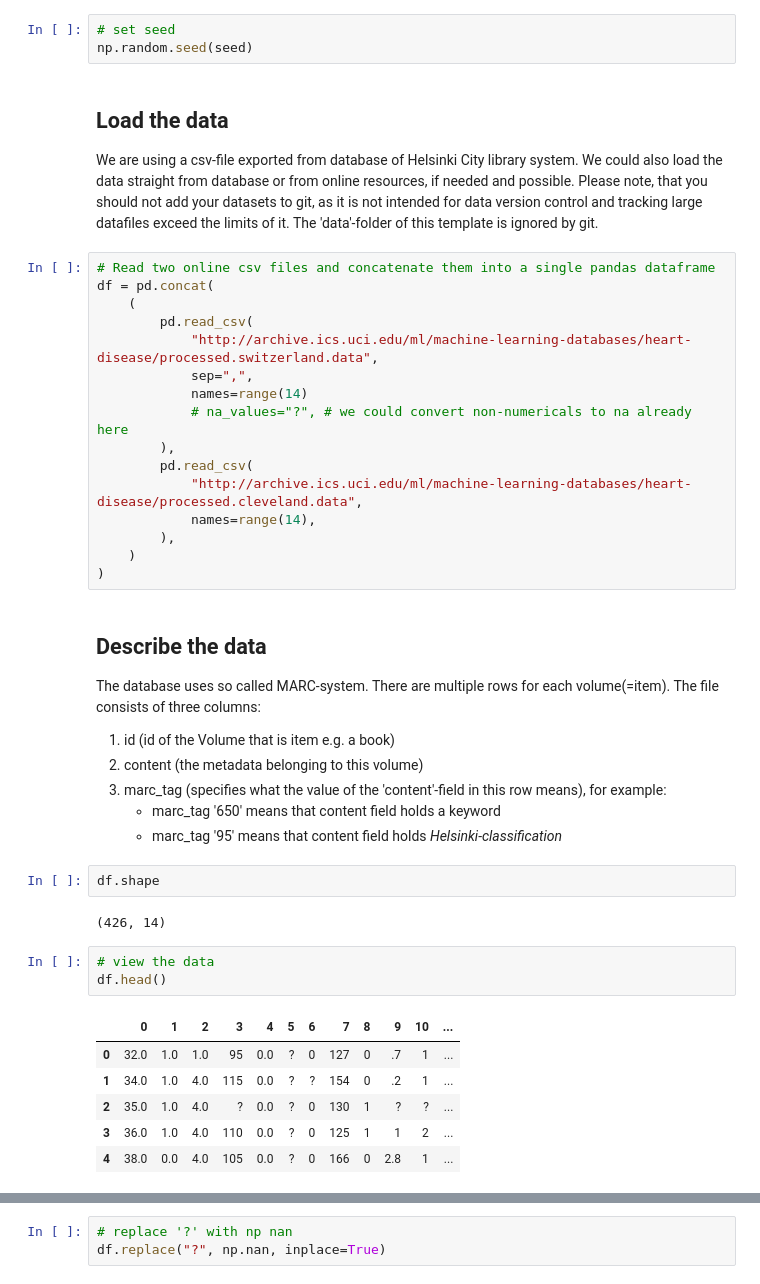
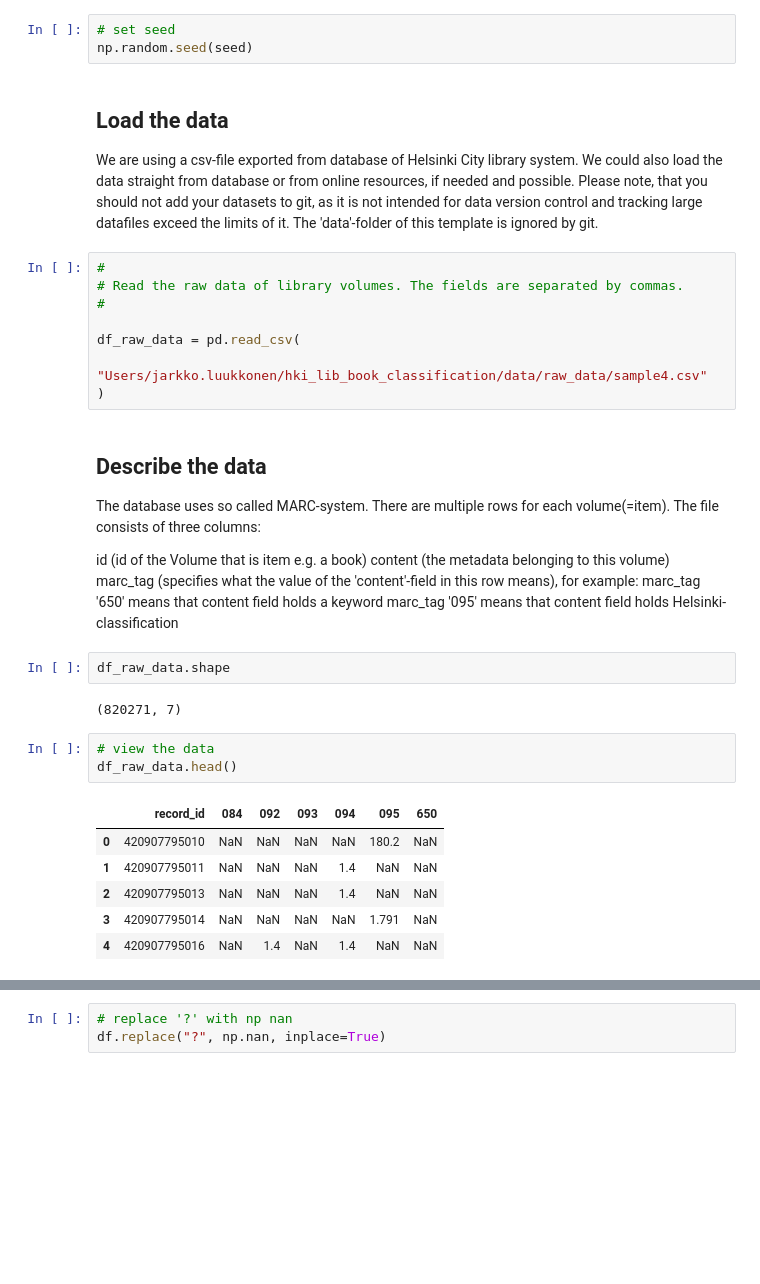
Before and after one commit to City-of-Helsinki/ml_hki_library_classifier, a Jupyter notebook: 00_data.ipynb, the cells around one changed output, grey strips where cells are left out. Saved outputs shown, nothing was run; the diff lists cells and outputs as text; blank space fills up the shorter version.

Commit message:
First fixed version of data cleanup

```diff
--- a/00_data.ipynb
+++ b/00_data.ipynb
@@ -55,45 +68,36 @@ np.random.seed(seed)
 # %% [markdown]
 ## Load the data
 
-We are using a csv-file exported from database of Helsinki City library system. We could also load the data straight from database or from online resources, if needed and possible.
-Please note, that you should not add your datasets to git, as it is not intended for data version control and tracking large datafiles exceed the limits of it. The 'data'-folder of this template is ignored by git.
+We are using a csv-file exported from database of Helsinki City library system. We could also load the data straight from database or from online resources, if needed and possible. Please note, that you should not add your datasets to git, as it is not intended for data version control and tracking large datafiles exceed the limits of it. The 'data'-folder of this template is ignored by git.
-# %%
-# Read two online csv files and concatenate them into a single pandas dataframe
-df = pd.concat(
-    (
-        pd.read_csv(
-            "http://archive.ics.uci.edu/ml/machine-learning-databases/heart-disease/processed.switzerland.data",
-            sep=",",
-            names=range(14)
-            # na_values="?", # we could convert non-numericals to na already here
-        ),
-        pd.read_csv(
-            "http://archive.ics.uci.edu/ml/machine-learning-databases/heart-disease/processed.cleveland.data",
-            names=range(14),
-        ),
-    )
-)
+# %%
+#
+# Read the raw data of library volumes. The fields are separated by commas.
+#
+
+df_raw_data = pd.read_csv(
+    "Users/jarkko.luukkonen/hki_lib_book_classification/data/raw_data/sample4.csv"
+)
 # %% [markdown]
 ## Describe the data
 
 The database uses so called MARC-system. There are multiple rows for each volume(=item). The file consists of three columns:
 
- 1. id (id of the Volume that is item e.g. a book)
- 2. content (the metadata belonging to this volume)
- 3. marc_tag (specifies what the value of the 'content'-field in this row means), for example:
-     - marc_tag '650' means that content field holds a keyword
-     - marc_tag '95' means that content field holds *Helsinki-classification*
+id (id of the Volume that is item e.g. a book)
+content (the metadata belonging to this volume)
+marc_tag (specifies what the value of the 'content'-field in this row means), for example:
+marc_tag '650' means that content field holds a keyword
+marc_tag '095' means that content field holds Helsinki-classification
 # %%
-df.shape
+df_raw_data.shape
 # %% [output]
-(426, 14)
+(820271, 7)
 # %%
 # view the data
-df.head()
+df_raw_data.head()
 # %% [output]
-|  | 0 | 1 | 2 | 3 | 4 | 5 | 6 | 7 | 8 | 9 | 10 | ... |
-| 0 | 32.0 | 1.0 | 1.0 | 95 | 0.0 | ? | 0 | 127 | 0 | .7 | 1 | ... |
-| 1 | 34.0 | 1.0 | 4.0 | 115 | 0.0 | ? | ? | 154 | 0 | .2 | 1 | ... |
-| 2 | 35.0 | 1.0 | 4.0 | ? | 0.0 | ? | 0 | 130 | 1 | ? | ? | ... |
-| 3 | 36.0 | 1.0 | 4.0 | 110 | 0.0 | ? | 0 | 125 | 1 | 1 | 2 | ... |
-| 4 | 38.0 | 0.0 | 4.0 | 105 | 0.0 | ? | 0 | 166 | 0 | 2.8 | 1 | ... |
+|  | record_id | 084 | 092 | 093 | 094 | 095 | 650 |
+| 0 | 420907795010 | NaN | NaN | NaN | NaN | 180.2 | NaN |
+| 1 | 420907795011 | NaN | NaN | NaN | 1.4 | NaN | NaN |
+| 2 | 420907795013 | NaN | NaN | NaN | 1.4 | NaN | NaN |
+| 3 | 420907795014 | NaN | NaN | NaN | NaN | 1.791 | NaN |
+| 4 | 420907795016 | NaN | 1.4 | NaN | 1.4 | NaN | NaN |
```
Also changed, not shown: parts of 46 cells of this notebook.
